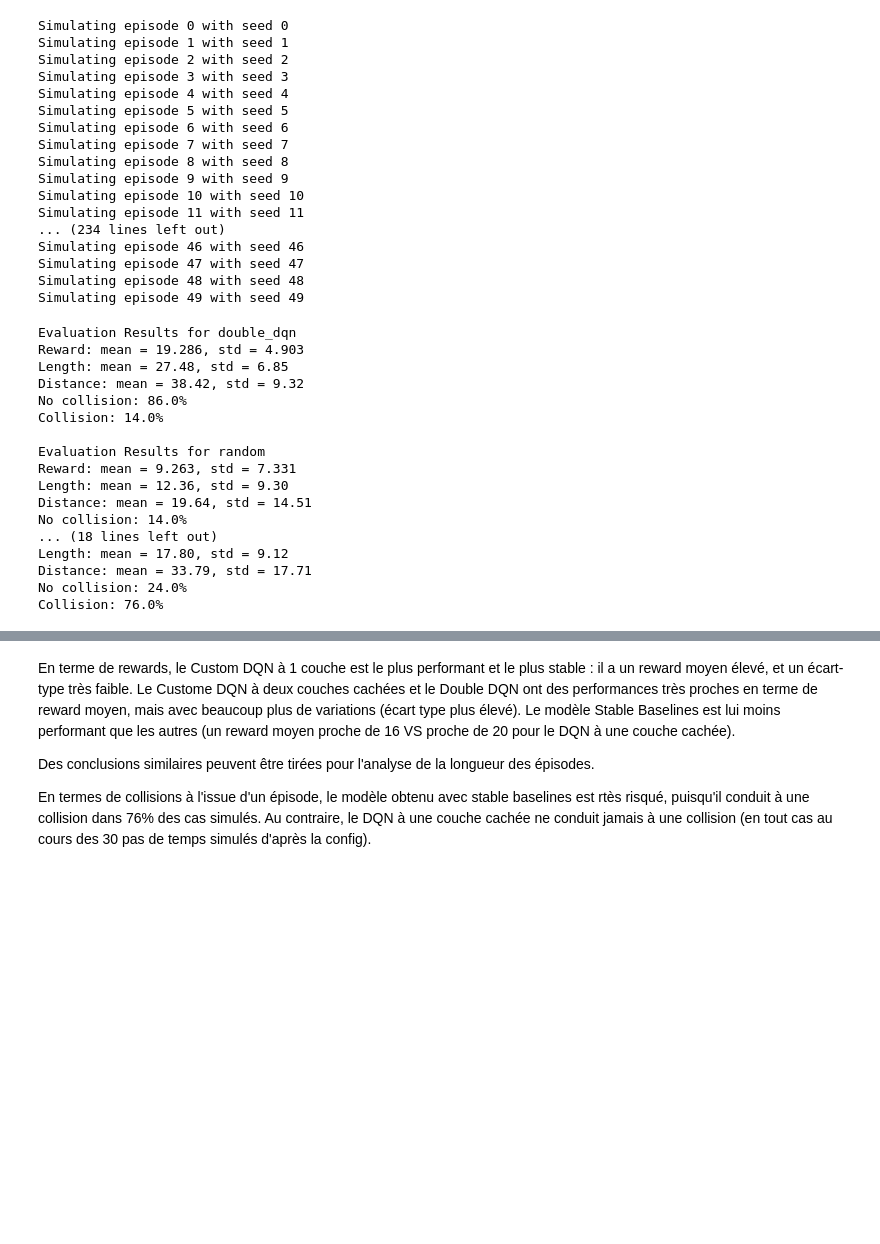
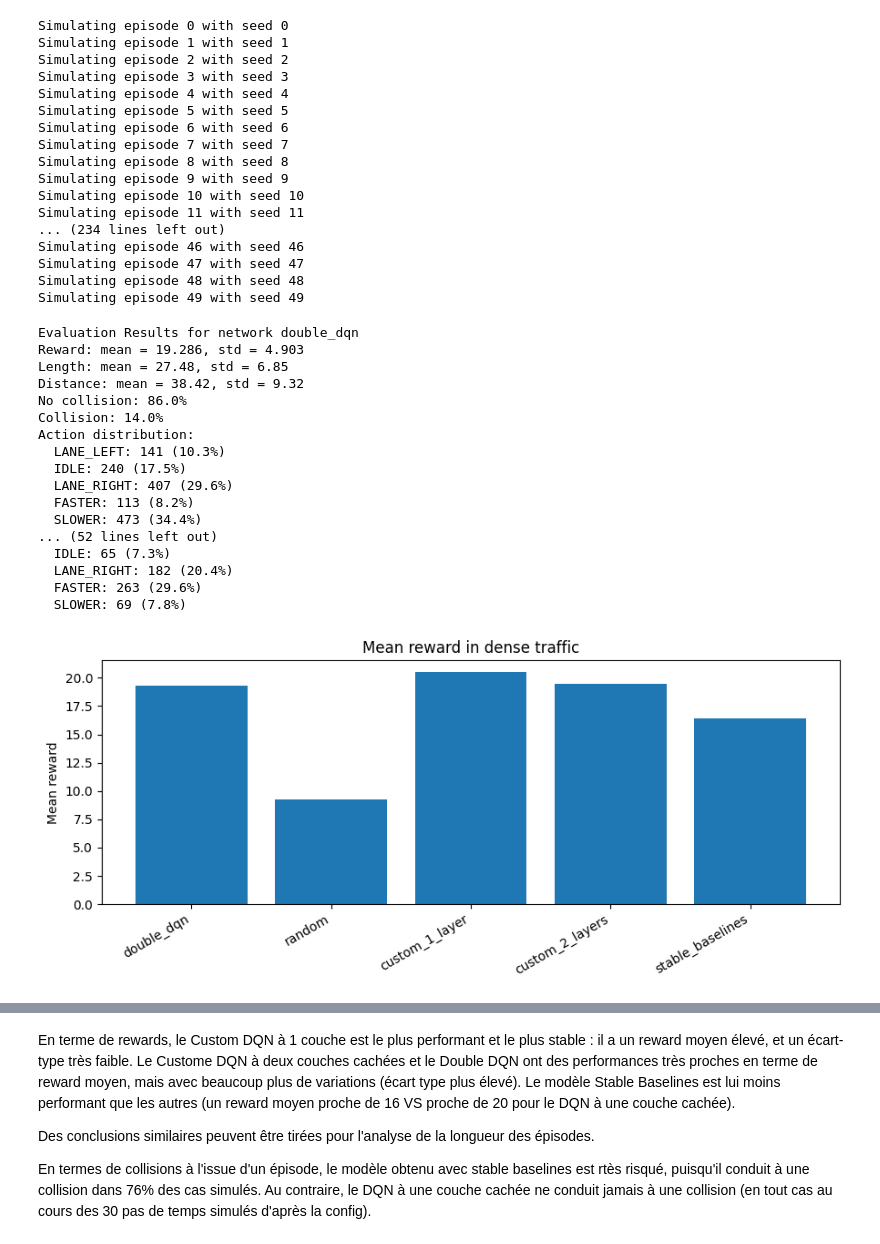
Before and after one commit to arfiblouisa/Reinforcement_learning_highway, a Jupyter notebook: core_task/compare_models.ipynb, the cells around one changed output, grey strips where cells are left out. Saved outputs shown, nothing was run; the diff lists cells and outputs as text; code cells hidden in the pictures; blank space fills up the shorter version.

```diff
--- a/core_task/compare_models.ipynb
+++ b/core_task/compare_models.ipynb
@@ -390,22 +423,32 @@ def print_eval_metrics_from_df(df):
 # %%
 df_all = pd.read_pickle("results.pkl")
 
-print_eval_metrics_from_df(df_all)
+df_metrics=evaluate_dataframe(df_all)
 # %% [output]
-Evaluation Results for double_dqn
+Evaluation Results for network double_dqn
 Reward: mean = 19.286, std = 4.903
 Length: mean = 27.48, std = 6.85
 Distance: mean = 38.42, std = 9.32
 No collision: 86.0%
 Collision: 14.0%
-
-Evaluation Results for random
-Reward: mean = 9.263, std = 7.331
-Length: mean = 12.36, std = 9.30
-Distance: mean = 19.64, std = 14.51
-No collision: 14.0%
-... (18 lines left out)
-Length: mean = 17.80, std = 9.12
-Distance: mean = 33.79, std = 17.71
-No collision: 24.0%
-Collision: 76.0%
+Action distribution:
+  LANE_LEFT: 141 (10.3%)
+  IDLE: 240 (17.5%)
+  LANE_RIGHT: 407 (29.6%)
+  FASTER: 113 (8.2%)
+  SLOWER: 473 (34.4%)
+... (52 lines left out)
+  IDLE: 65 (7.3%)
+  LANE_RIGHT: 182 (20.4%)
+  FASTER: 263 (29.6%)
+  SLOWER: 69 (7.8%)
+# %%
+plt.figure(figsize=(9, 4))
+plt.bar(df_metrics["agent"], df_metrics["mean_reward"])
+plt.ylabel("Mean reward")
+plt.title("Mean reward in dense traffic")
+plt.xticks(rotation=30, ha="right")
+plt.tight_layout()
+plt.show()
+# %% [output]
+[figure, added]
```
Also changed, not shown: parts of 17 cells of this notebook, 12 other files.
